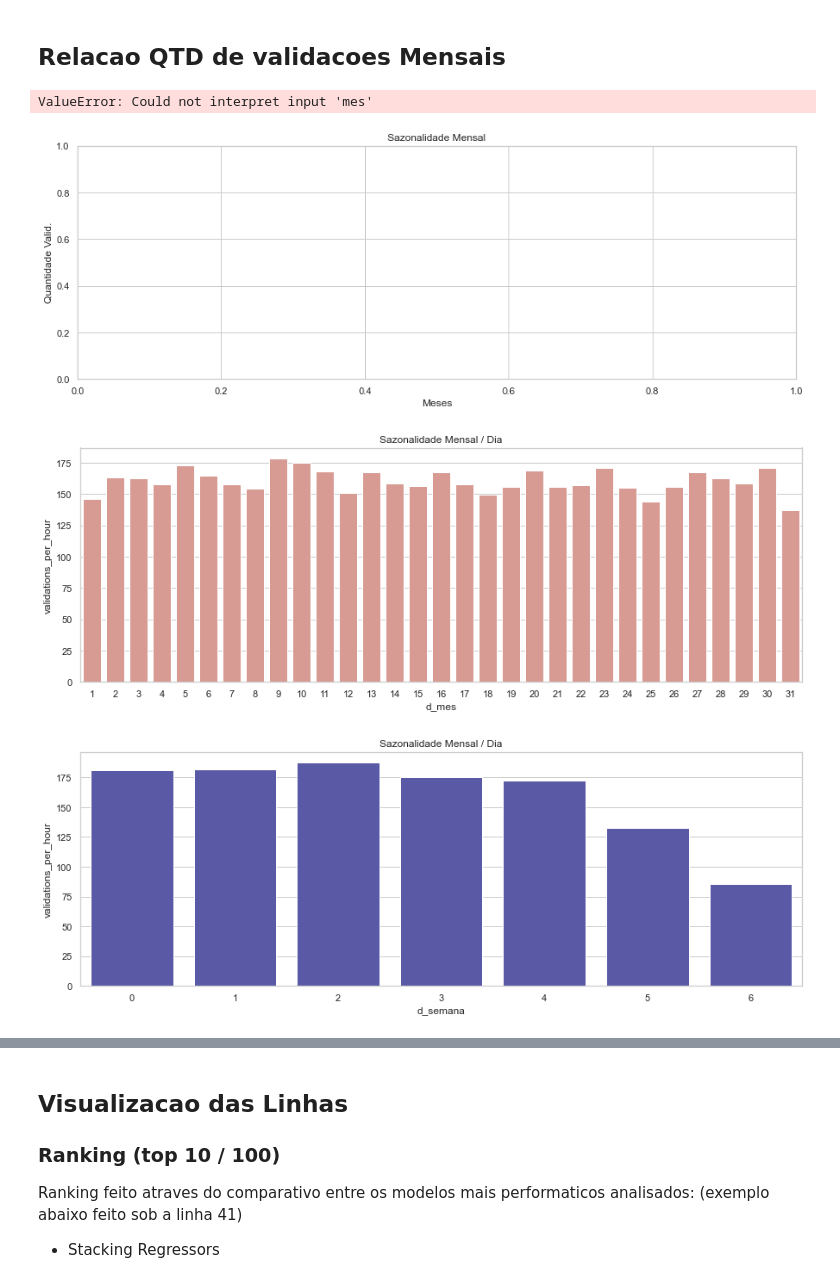
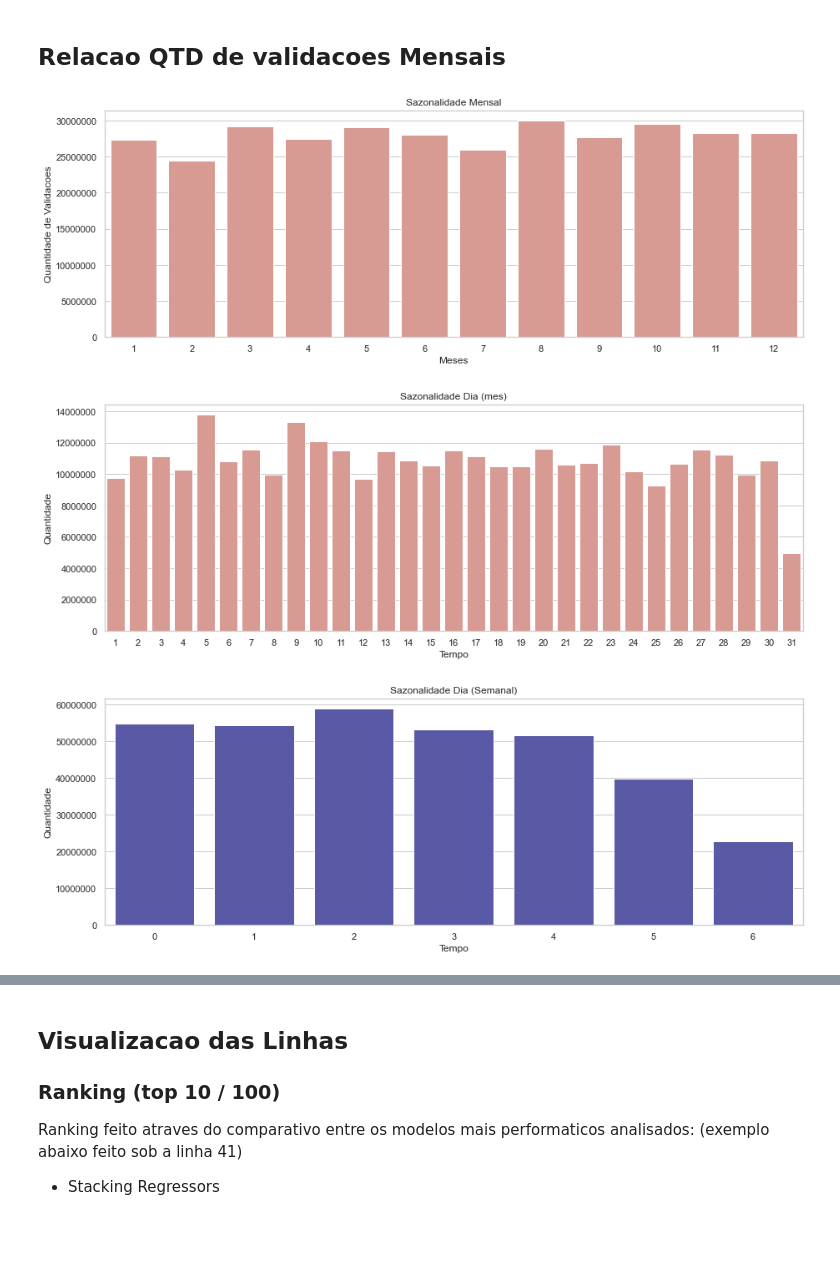
Before and after one commit to medeirosvictor/ds-mobilidade-urbana-fortaleza, a Jupyter notebook: Data-Visualization.ipynb, the cells around one changed output, grey strips where cells are left out. Cells and saved outputs as stored; diff of their text form; code cells hidden in the pictures; blank space fills up the shorter version.

Commit message:
image rendering and cleanup

```diff
--- a/Data-Visualization.ipynb
+++ b/Data-Visualization.ipynb
@@ -115,0 +89,14 @@ data_2015.groupby([ 'mes']).sum()
+# %%
+import matplotlib.ticker as ticker
+
+plt.figure(figsize=(20,5))
+plt.title("Sazonalidade Dia do Ano")
+sns.set_theme(style="whitegrid")
+plt.ticklabel_format(style = 'plain')
+ax = sns.lineplot(x="d_ano", y="validations_per_hour", data=data_2015.groupby(['d_ano']).sum().reset_index(), color='salmon')
+ax.xaxis.set_major_locator(ticker.MultipleLocator(30))
+ax.xaxis.set_major_formatter(ticker.ScalarFormatter())
+plt.xlabel('Meses')
+plt.ylabel('Quantidade de Validacoes')
+plt.savefig('./images/sazonalidade_d_ano.pdf')
+plt.show()
@@ -117,35 +106,38 @@ data_2015.groupby([ 'mes']).sum()
 ## Relacao QTD de validacoes Mensais
 # %%
 plt.figure(figsize=(15,5))
-plt.xlabel('Meses')
-plt.ylabel('Quantidade Valid.')
 plt.title("Sazonalidade Mensal")
 sns.set_theme(style="whitegrid")
-sns.barplot(x="mes", y="validations_per_hour", data=data_2015.groupby([ 'mes']).sum(), color='salmon', saturation=.5)
-#plt.plot(data['mes'], data['validations_per_hour'], kind='bar')
+plt.ticklabel_format(style = 'plain')
+sns.barplot(x="mes", y="validations_per_hour", data=data_2015.groupby(['mes']).sum().reset_index(), color='salmon', saturation=.5)
+plt.xlabel('Meses')
+plt.ylabel('Quantidade de Validacoes')
+plt.savefig('./images/sazonalidade_mensal.pdf')
 plt.show()
 # %% [output]
-ValueError: Could not interpret input 'mes'
-[figure, old version]
+[figure, new version]
 # %%
 
 plt.figure(figsize=(15,5))
+plt.title("Sazonalidade Dia (mes)")
+plt.ticklabel_format(style = 'plain')
+sns.barplot(x="d_mes", y="validations_per_hour", data=data_2015.groupby(['d_mes']).sum().reset_index(), color="salmon", saturation=.5, ci=None)
 plt.xlabel('Tempo')
 plt.ylabel('Quantidade')
-plt.title("Sazonalidade Mensal / Dia")
-sns.barplot(x="d_mes", y="validations_per_hour", data=data_2015, color="salmon", saturation=.5, ci=None)
-#plt.plot(data['d_mes'], data['validations_per_hour'], 'b--')
+plt.savefig('./images/sazonalidade_dia_mes.pdf')
 plt.show()
 # %% [output]
-[figure, old version]
+[figure, new version]
 # %%
 plt.figure(figsize=(15,5))
+plt.ticklabel_format(style = 'plain')
+plt.title("Sazonalidade Dia (Semanal)")
+sns.barplot(x='d_semana', y='validations_per_hour', data=data_2015.groupby(['d_semana']).sum().reset_index(), color="blue", saturation=.3, ci=None)
 plt.xlabel('Tempo')
 plt.ylabel('Quantidade')
-plt.title("Sazonalidade Mensal / Dia")
-sns.barplot(x='d_semana', y='validations_per_hour', data=data_2015, color="blue", saturation=.3, ci=None)
+plt.savefig('./images/sazonalidade_dia_semana.pdf')
 plt.show()
 # %% [output]
-[figure, old version]
+[figure, new version]
 # %%
 plt.figure(figsize=(15,5))
```
Also changed, not shown: parts of 9 cells of this notebook, 16 other files.
